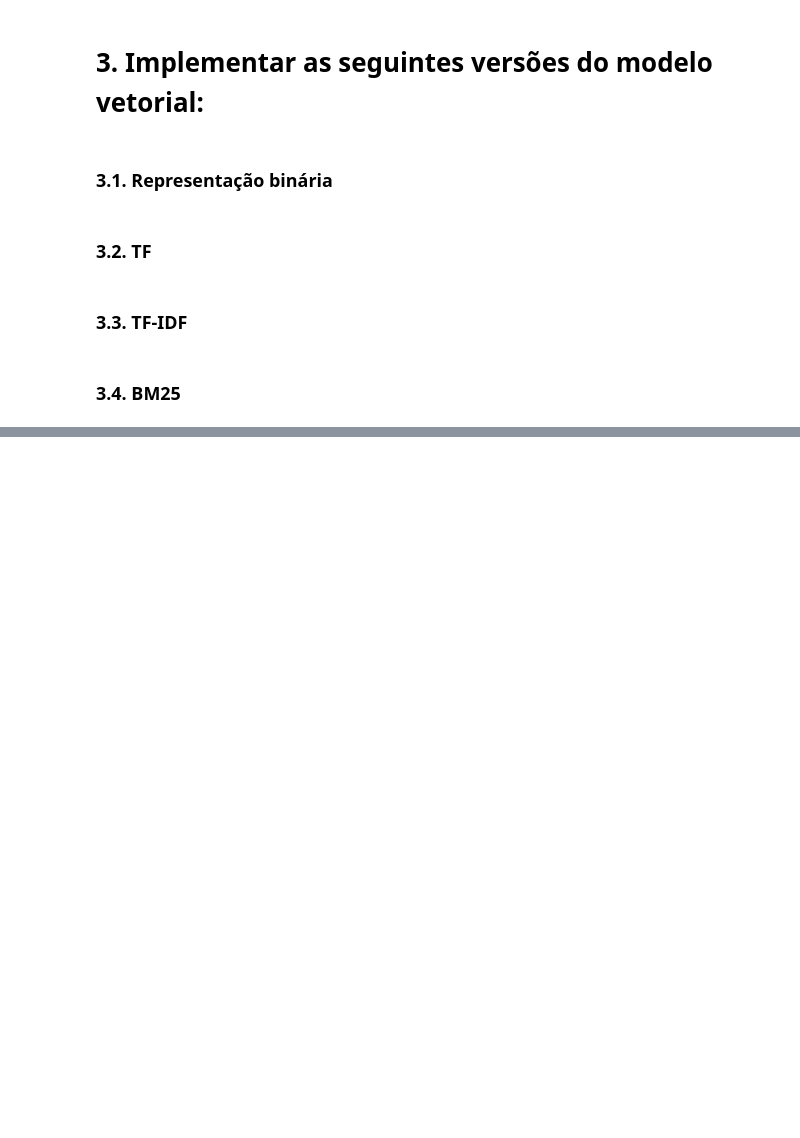
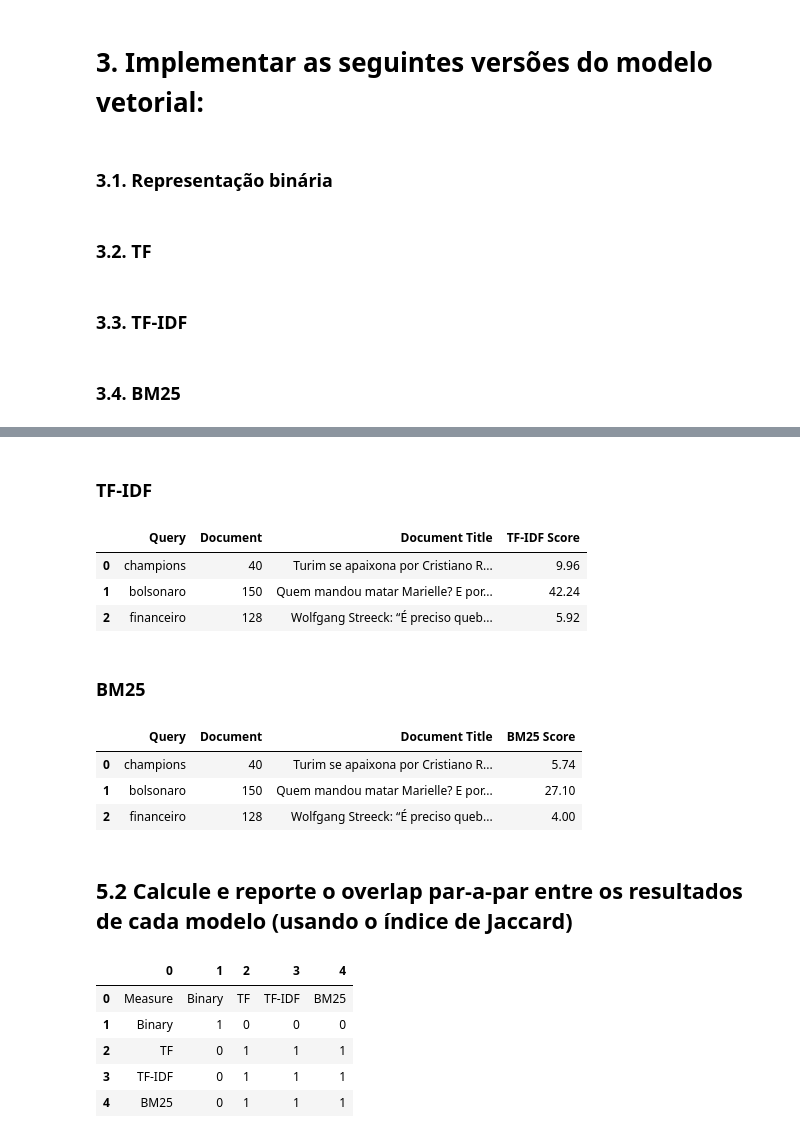
Before and after one commit to velmer/information-retrieval, a Jupyter notebook: lab-06/Modelo_Vetorial_ri_lab_06.ipynb, the cells around one changed output, grey strips where cells are left out. Saved outputs shown, nothing was run; the diff lists cells and outputs as text; code cells hidden in the pictures; blank space fills up the shorter version.

```diff
--- a/lab-06/Modelo_Vetorial_ri_lab_06.ipynb
+++ b/lab-06/Modelo_Vetorial_ri_lab_06.ipynb
@@ -160,0 +222,15 @@ def bm25_vsm(query, document, k):
+# %%
+score_top5_binary = get_top1_score(top5_binary)
+score_top5_tf = get_top1_score(top5_tf)
+score_top5_tfidf = get_top1_score(top5_tfidf)
+score_top5_bm25 = get_top1_score(top5_bm25)
+
+doc_top5_binary = get_top1_doc(top5_binary)
+doc_top5_tf = get_top1_doc(top5_tf)
+doc_top5_tfidf = get_top1_doc(top5_tfidf)
+doc_top5_bm25 = get_top1_doc(top5_bm25)
+
+titles_binary = get_doc_title(doc_top5_binary)
+titles_tf = get_doc_title(doc_top5_tf)
+titles_tfidf = get_doc_title(doc_top5_tfidf)
+titles_bm25 = get_doc_title(doc_top5_bm25)
@@ -160,0 +265,61 @@ def bm25_vsm(query, document, k):
+# %% [markdown]
+### TF-IDF
+# %%
+tfidf_res = pd.DataFrame()
+tfidf_res['Query'] = queries
+tfidf_res['Document'] = doc_top5_tfidf
+tfidf_res['Document Title'] = titles_tfidf
+tfidf_res['TF-IDF Score'] = score_top5_tfidf
+tfidf_res
+# %% [output]
+|  | Query | Document | Document Title | TF-IDF Score |
+| 0 | champions | 40 | Turim se apaixona por Cristiano R... | 9.96 |
+| 1 | bolsonaro | 150 | Quem mandou matar Marielle? E por... | 42.24 |
+| 2 | financeiro | 128 | Wolfgang Streeck: “É preciso queb... | 5.92 |
+# %% [markdown]
+### BM25
+# %%
+bm25_res = pd.DataFrame()
+bm25_res['Query'] = queries
+bm25_res['Document'] = doc_top5_bm25
+bm25_res['Document Title'] = titles_bm25
+bm25_res['BM25 Score'] = score_top5_bm25
+bm25_res
+# %% [output]
+|  | Query | Document | Document Title | BM25 Score |
+| 0 | champions | 40 | Turim se apaixona por Cristiano R... | 5.74 |
+| 1 | bolsonaro | 150 | Quem mandou matar Marielle? E por... | 27.10 |
+| 2 | financeiro | 128 | Wolfgang Streeck: “É preciso queb... | 4.00 |
+# %% [markdown]
+## 5.2 Calcule e reporte o overlap par-a-par entre os resultados de cada modelo (usando o índice de Jaccard)
+# %%
+def jaccard_similarity(a, b):
+    s1 = set(a)
+    s2 = set(b)
+    return len(s1.intersection(s2)) / float(len(s1.union(s2)))
+# %%
+all_docs = []
+all_docs.append(doc_top5_binary)
+all_docs.append(doc_top5_bm25)
+all_docs.append(doc_top5_tf)
+all_docs.append(doc_top5_tfidf)
+
+matrix = [['Measure', 'Binary', 'TF', 'TF-IDF', 'BM25']]
+titles = matrix
+for i in range(len(all_docs)):
+  line = []
+  for j in range(len(all_docs)):
+    jaccard = jaccard_similarity(all_docs[i], all_docs[j])
+    line.append(round(jaccard,2))
+  matrix.append(line)
+for i in range(1, len(matrix)):
+  matrix[i].insert(0, matrix[0][i])
+
+pd.DataFrame(matrix)
+# %% [output]
+|  | 0 | 1 | 2 | 3 | 4 |
+| 0 | Measure | Binary | TF | TF-IDF | BM25 |
+| 1 | Binary | 1 | 0 | 0 | 0 |
+| 2 | TF | 0 | 1 | 1 | 1 |
+| 3 | TF-IDF | 0 | 1 | 1 | 1 |
+| 4 | BM25 | 0 | 1 | 1 | 1 |
```
Also changed, not shown: parts of 20 cells of this notebook.
